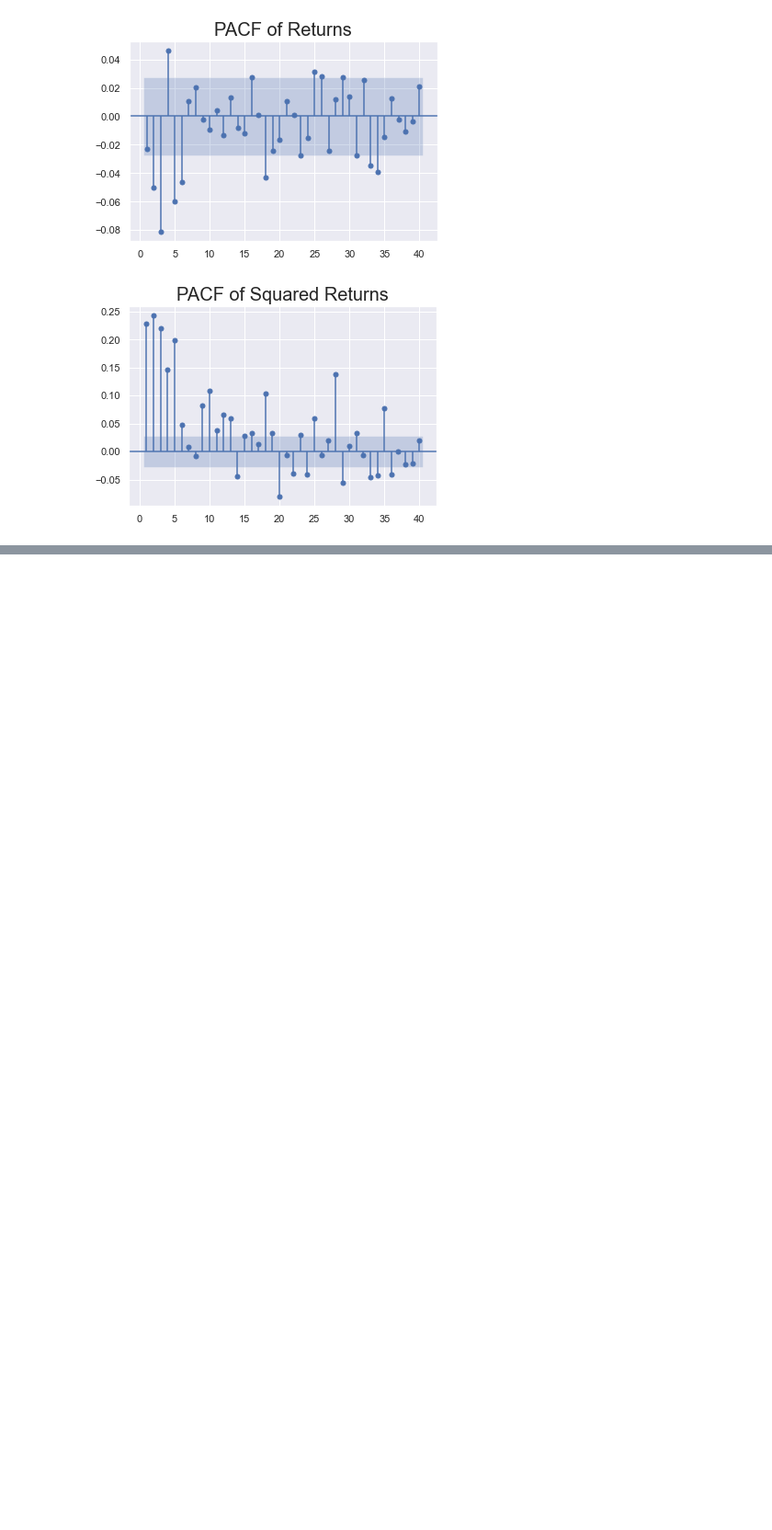
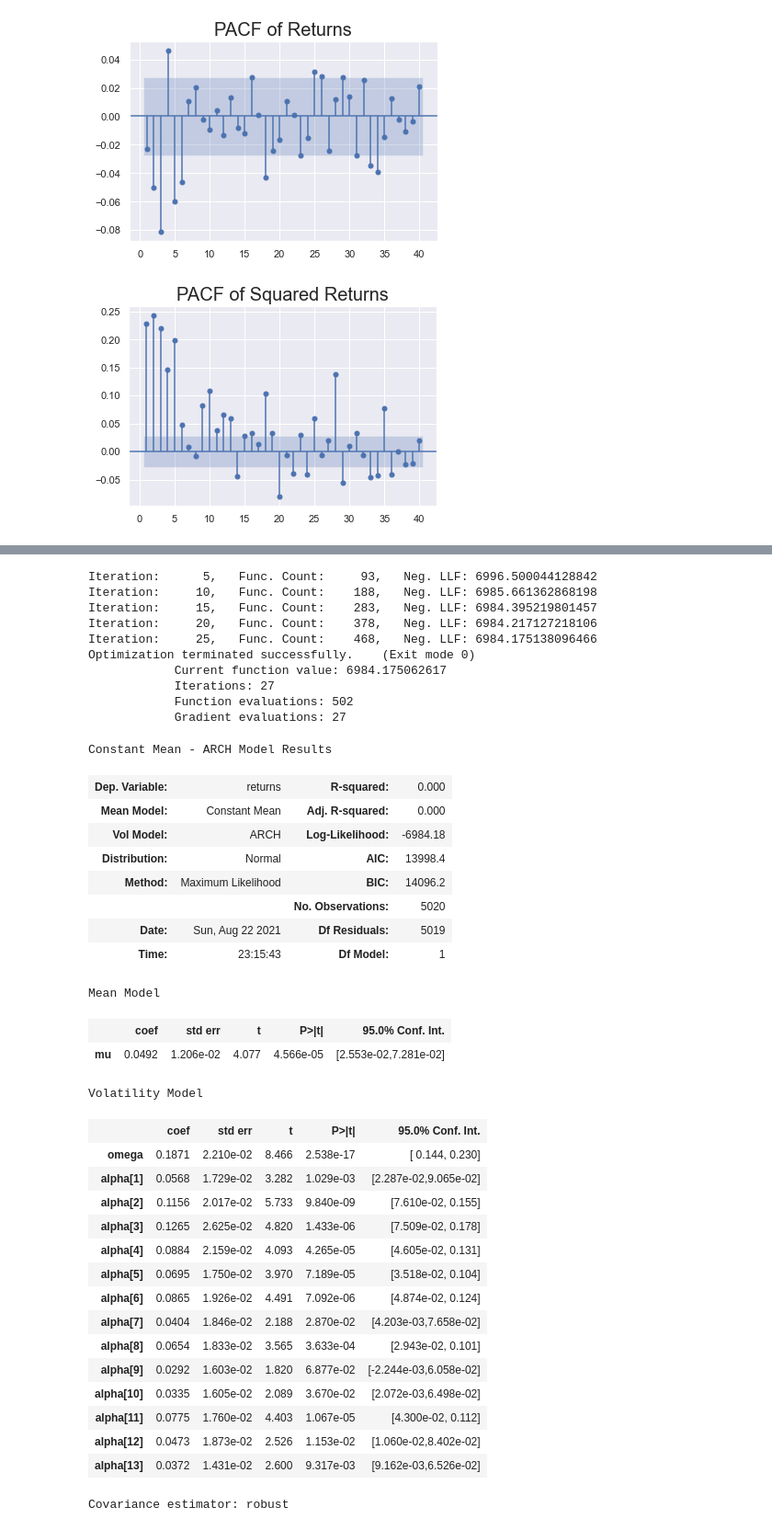
Before and after one commit to Hassi34/TimeSeriesAnalysis, a Jupyter notebook: TimeSeriesAnalysis3_ARIMA_ARCH_GARCH.ipynb, the cells around one changed output, grey strips where cells are left out. Shown: that part at 92% size. Drawn from its saved outputs; the diff is of its cells as text; code cells hidden in the pictures; blank space fills up the shorter version.

```diff
--- a/TimeSeriesAnalysis3_ARIMA_Model.ipynb
+++ b/TimeSeriesAnalysis3_ARIMA_ARCH_GARCH.ipynb
@@ -237,0 +370,44 @@ plt.show()
+# %%
+model_arch13 = arch_model(df.returns[1:], mean='Constant', vol= "ARCH", p=13)
+results_arch13 = model_arch13.fit(update_freq=5)
+results_arch13.summary()
+# %% [output]
+Iteration:      5,   Func. Count:     93,   Neg. LLF: 6996.500044128842
+Iteration:     10,   Func. Count:    188,   Neg. LLF: 6985.661362868198
+Iteration:     15,   Func. Count:    283,   Neg. LLF: 6984.395219801457
+Iteration:     20,   Func. Count:    378,   Neg. LLF: 6984.217127218106
+Iteration:     25,   Func. Count:    468,   Neg. LLF: 6984.175138096466
+Optimization terminated successfully.    (Exit mode 0)
+            Current function value: 6984.175062617
+            Iterations: 27
+            Function evaluations: 502
+            Gradient evaluations: 27
+Constant Mean - ARCH Model Results
+| Dep. Variable: | returns | R-squared: | 0.000 |
+| Mean Model: | Constant Mean | Adj. R-squared: | 0.000 |
+| Vol Model: | ARCH | Log-Likelihood: | -6984.18 |
+| Distribution: | Normal | AIC: | 13998.4 |
+| Method: | Maximum Likelihood | BIC: | 14096.2 |
+|  |  | No. Observations: | 5020 |
+| Date: | Sun, Aug 22 2021 | Df Residuals: | 5019 |
+| Time: | 23:15:43 | Df Model: | 1 |
+Mean Model
+|  | coef | std err | t | P>|t| | 95.0% Conf. Int. |
+| mu | 0.0492 | 1.206e-02 | 4.077 | 4.566e-05 | [2.553e-02,7.281e-02] |
+Volatility Model
+|  | coef | std err | t | P>|t| | 95.0% Conf. Int. |
+| omega | 0.1871 | 2.210e-02 | 8.466 | 2.538e-17 | [ 0.144, 0.230] |
+| alpha[1] | 0.0568 | 1.729e-02 | 3.282 | 1.029e-03 | [2.287e-02,9.065e-02] |
+| alpha[2] | 0.1156 | 2.017e-02 | 5.733 | 9.840e-09 | [7.610e-02, 0.155] |
+| alpha[3] | 0.1265 | 2.625e-02 | 4.820 | 1.433e-06 | [7.509e-02, 0.178] |
+| alpha[4] | 0.0884 | 2.159e-02 | 4.093 | 4.265e-05 | [4.605e-02, 0.131] |
+| alpha[5] | 0.0695 | 1.750e-02 | 3.970 | 7.189e-05 | [3.518e-02, 0.104] |
+| alpha[6] | 0.0865 | 1.926e-02 | 4.491 | 7.092e-06 | [4.874e-02, 0.124] |
+| alpha[7] | 0.0404 | 1.846e-02 | 2.188 | 2.870e-02 | [4.203e-03,7.658e-02] |
+| alpha[8] | 0.0654 | 1.833e-02 | 3.565 | 3.633e-04 | [2.943e-02, 0.101] |
+| alpha[9] | 0.0292 | 1.603e-02 | 1.820 | 6.877e-02 | [-2.244e-03,6.058e-02] |
+| alpha[10] | 0.0335 | 1.605e-02 | 2.089 | 3.670e-02 | [2.072e-03,6.498e-02] |
+| alpha[11] | 0.0775 | 1.760e-02 | 4.403 | 1.067e-05 | [4.300e-02, 0.112] |
+| alpha[12] | 0.0473 | 1.873e-02 | 2.526 | 1.153e-02 | [1.060e-02,8.402e-02] |
+| alpha[13] | 0.0372 | 1.431e-02 | 2.600 | 9.317e-03 | [9.162e-03,6.526e-02] |
+Covariance estimator: robust
```
Also changed, not shown: parts of 17 cells of this notebook, 3 other files.
